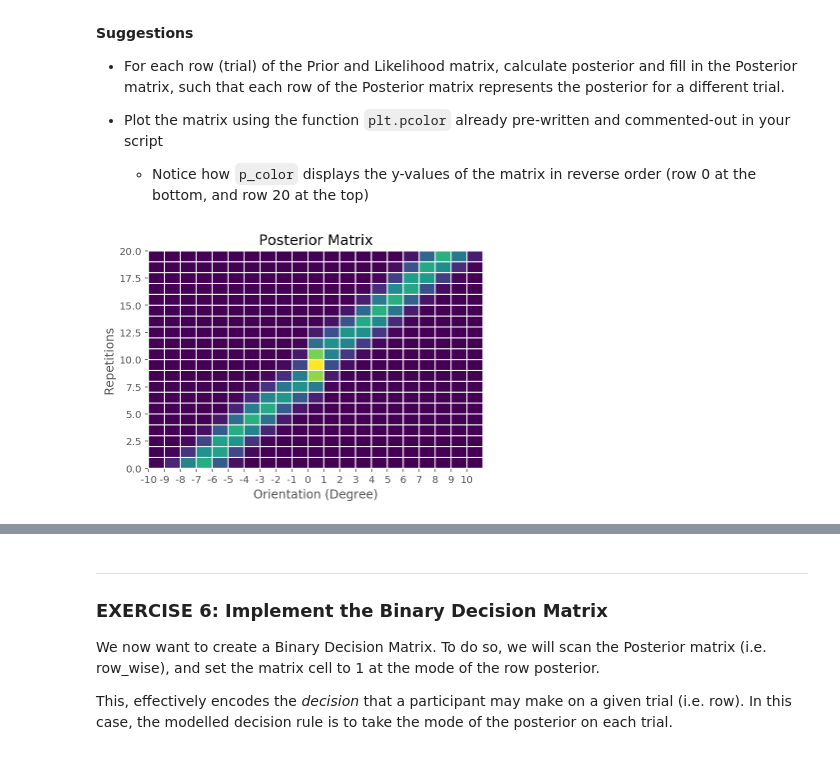
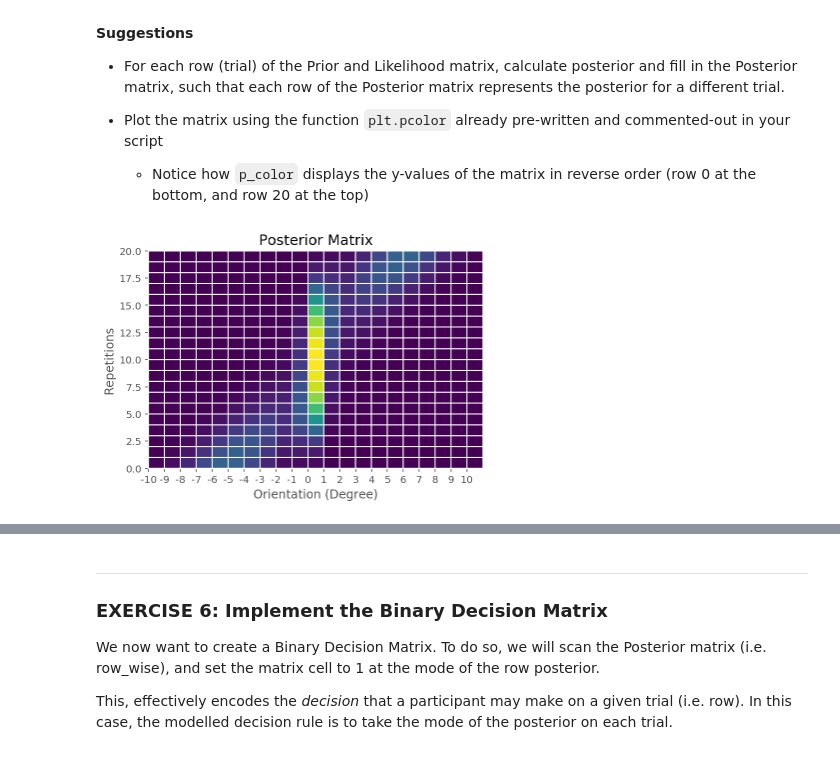
Before and after one commit to hyosubkim/course-content, a Jupyter notebook: tutorials/Bayes/hyo_BayesDay_Tutorial_2.ipynb, the cells around one changed output, grey strips where cells are left out. Drawn from its saved outputs; the diff is of its cells as text; code cells hidden in the pictures.

```diff
--- a/tutorials/Bayes/hyo_BayesDay_Tutorial_2.ipynb
+++ b/tutorials/Bayes/hyo_BayesDay_Tutorial_2.ipynb
@@ -128,11 +128,9 @@ x = np.arange(-10,11,0.1)
 ##        Plot the two Gaussian and the resulting mixture using the function `plot_my_composed_prior`
 ###############################################################################
 prior1 = my_gaussian(x, 0, 0.5)
-prior1 = prior1 / np.sum(prior1)
 prior2 = my_gaussian(x, 0, 3)
-prior2 = prior2 / np.sum(prior2)
-alpha = 0.30
+alpha = 0.05
 combined_prior = (1 - alpha) * prior1 + alpha * prior2
 combined_prior = combined_prior / np.sum(combined_prior)
-plot_my_composed_prior(x, prior1, prior2, combined_prior)
+plot_my_composed_prior(x, prior1 / np.sum(prior1), prior2 / np.sum(prior2), combined_prior)
 # %% [output]
@@ -221,12 +219,11 @@ x = np.arange(-10,11,1)
 ##        Plot the Prior Matrix using the function `plt.pcolor` and the code snippet provided below
 ###############################################################################
 prior1 = my_gaussian(x, 0, 0.5)
-prior1 = prior1 / np.sum(prior1)
 prior2 = my_gaussian(x, 0, 3)
-prior2 = prior2 / np.sum(prior2)
-alpha = 0.30
-combined_prior = alpha * prior1 + (1 - alpha) * prior2
+alpha = 0.05
+combined_prior = (1 - alpha) * prior1 + alpha * prior2
 combined_prior = combined_prior / np.sum(combined_prior)
+
 prior_matrix = np.tile(combined_prior, (20,1))
 
 plt.pcolor(prior_matrix, edgecolors='w', linewidths=1)
@@ -262,10 +263,10 @@ We now want to create a Likelihood matrix that is made up of a Gaussian on each
 ##        Fill in your matrix with the 20 different Gaussian likelihoods (i.e. 20 trials)
 ##        Plot the Likelihood Matrix using the function `plt.pcolor` and the code snippet provided below
 ###############################################################################
-likelihood_mu = np.linspace(-8, 9, 20)
+likelihood_mu = np.linspace(-8, 8, 20)
 likelihood_matrix = []
 for mu in likelihood_mu:
-    row = my_gaussian(x, mu, 1)
+    row = my_gaussian(x, mu, 2)
     row = row / np.sum(row)
     likelihood_matrix.append(row)
 likelihood_matrix = np.array(likelihood_matrix)
@@ -308,26 +309,24 @@ where $\odot$ represent the [Hadamard Product](https://en.wikipedia.org/wiki/Had
 # %%
 ###############################################################################
 ## Insert your code here to:
 ##        For each row of the Prior & Likelihood Matrices, calculate the resulting posterior
 ##        Fill the Posterior Matrix with the row_posterior
 ##        Plot the Posterior Matrix using the function `plt.pcolor` and the code snippet provided below
 ###############################################################################
-posterior_matrix = []
-for ii in np.arange(np.shape(prior_matrix)[0]):
-    row = prior_matrix[ii,:] * likelihood_matrix[ii,:]
-    row = row / np.sum(row)
-    posterior_matrix.append(row)
-posterior_matrix = np.array(posterior_matrix)
+posterior_matrix = np.zeros_like(likelihood_matrix)
+for ii in np.arange(np.shape(posterior_matrix)[0]):
+    posterior_matrix[ii,:] = prior_matrix[ii,:] * likelihood_matrix[ii,:]
+    posterior_matrix[ii,:] = posterior_matrix[ii,:] / np.sum(posterior_matrix[ii,:])
 
 plt.figure()
 plt.pcolor(posterior_matrix, edgecolors='w', linewidths=1)
 plt.xticks(np.arange(x.shape[0]), x)
 plt.title('Posterior Matrix')
 plt.ylabel('Repetitions')
 plt.xlabel('Orientation (Degree)')
 plt.show()
 # %% [output]
-[figure, old version]
+[figure, new version]
 # %% [markdown]
 <img src="https://github.com/NeuromatchAcademy/course-content/raw/master/tutorials/static/sample_output.png"/>
 
```
Also changed, not shown: parts of 6 cells of this notebook, 4 other files.
